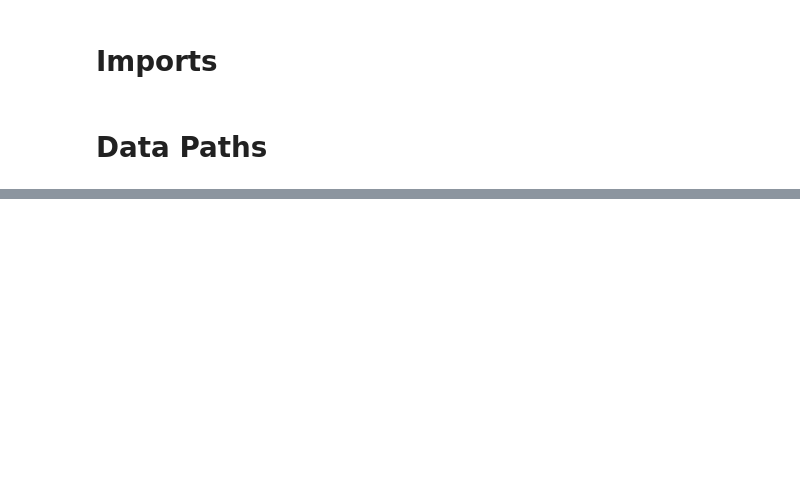
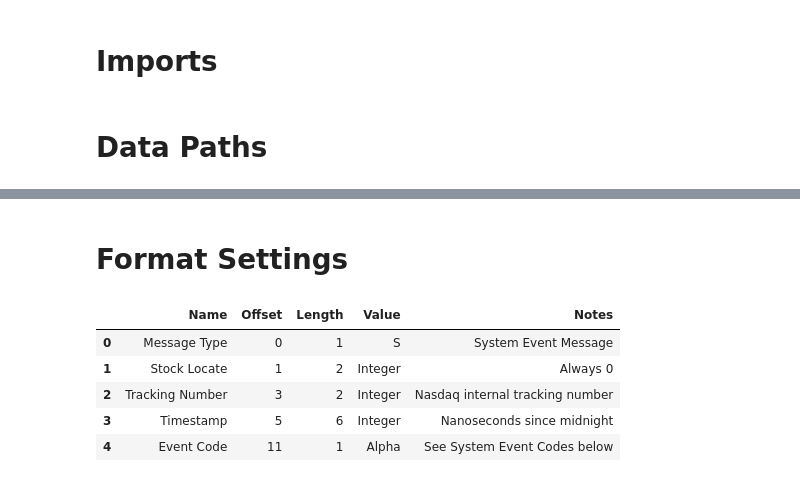
Before and after one commit to WesternAlgo/Sigtech-Prj1, a Jupyter notebook: Parsing ITCH.ipynb, the cells around one changed output, grey strips where cells are left out. Saved outputs shown, nothing was run; the diff lists cells and outputs as text; code cells hidden in the pictures; blank space fills up the shorter version.

```diff
--- a/Parsing ITCH.ipynb
+++ b/Parsing ITCH.ipynb
@@ -72,0 +73,2 @@ URLError: <urlopen error ftp error: TimeoutError(10060, 'A connection attempt fa
+# %% [markdown]
+# Format Settings
@@ -72,0 +101,14 @@ URLError: <urlopen error ftp error: TimeoutError(10060, 'A connection attempt fa
+# %%
+message_data = (pd.read_excel('message_types.xlsx',
+                              sheet_name='messages')
+                .sort_values('id')
+                .drop('id', axis=1))
+# %%
+message_data.head()
+# %% [output]
+|  | Name | Offset | Length | Value | Notes |
+| 0 | Message Type | 0 | 1 | S | System Event Message |
+| 1 | Stock Locate | 1 | 2 | Integer | Always 0 |
+| 2 | Tracking Number | 3 | 2 | Integer | Nasdaq internal tracking number |
+| 3 | Timestamp | 5 | 6 | Integer | Nanoseconds since midnight |
+| 4 | Event Code | 11 | 1 | Alpha | See System Event Codes below |
```
Also changed, not shown: parts of 23 cells of this notebook, 2 other files.
